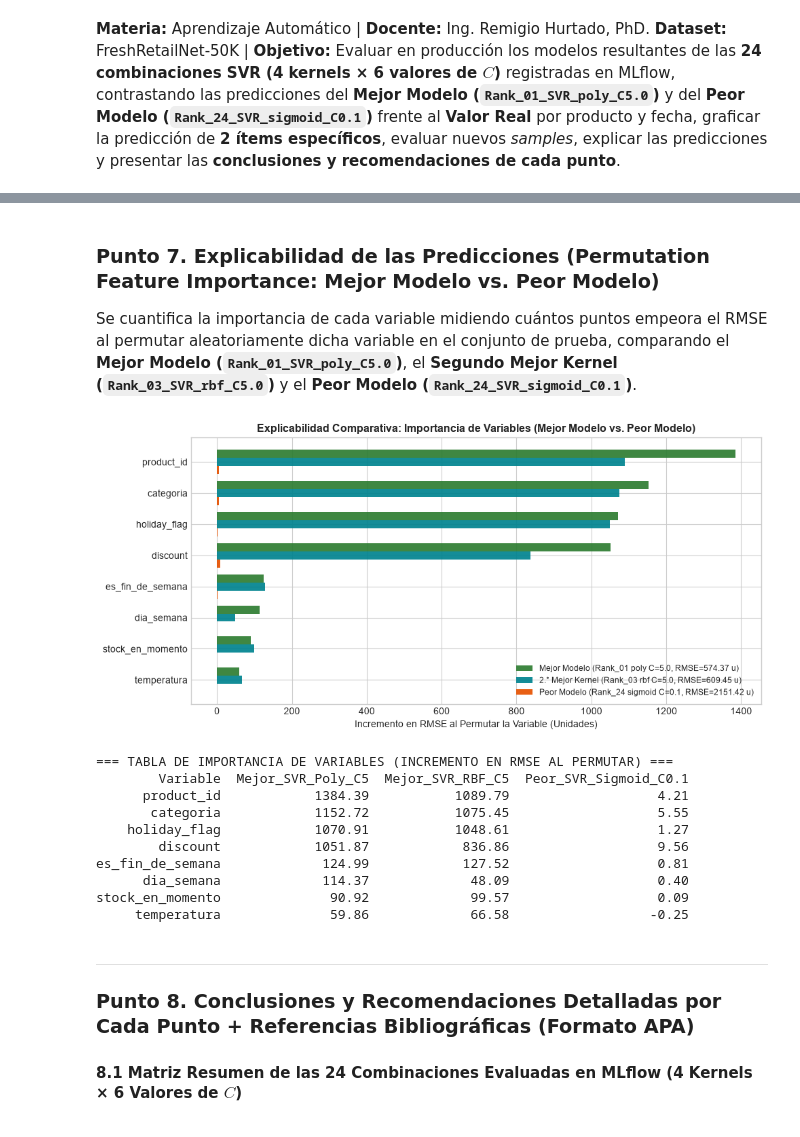
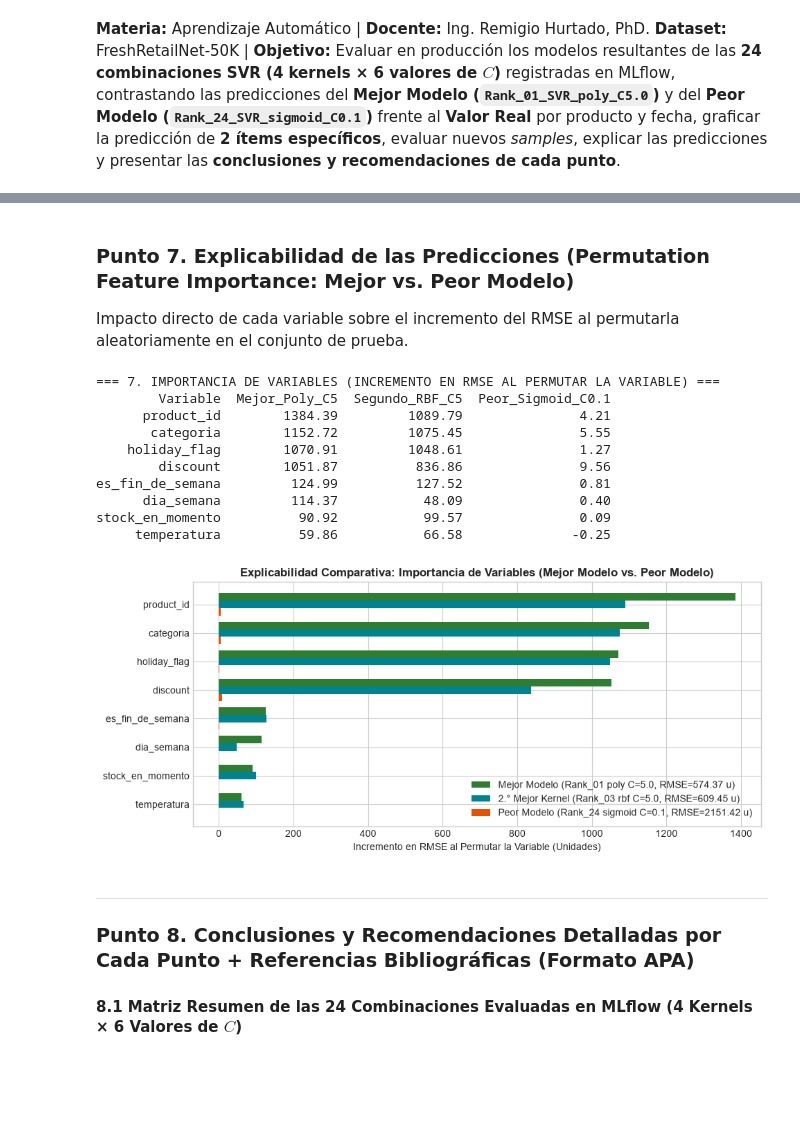
Before and after one commit to patrici0l/Aprendizaje-Automatico, a Jupyter notebook: Practica2.ipynb, the cells around one changed output, grey strips where cells are left out. Cells and saved outputs as stored; diff of their text form; code cells hidden in the pictures; blank space fills up the shorter version.

Commit message:
refactor: compact code in both notebooks, clarify table prints, add charts to all prediction sections

```diff
--- a/Practica2.ipynb
+++ b/Practica2.ipynb
@@ -369,48 +286,35 @@ Sensibilidad al 20% de descuento (ID 38) -> Mejor SVR: 152.5 u a 276.5 u (+81.3%
 # %% [markdown]
-### Punto 7. Explicabilidad de las Predicciones (Permutation Feature Importance: Mejor Modelo vs. Peor Modelo)
-Se cuantifica la importancia de cada variable midiendo cuántos puntos empeora el RMSE al permutar aleatoriamente dicha variable en el conjunto de prueba, comparando el **Mejor Modelo (`Rank_01_SVR_poly_C5.0`)**, el **Segundo Mejor Kernel (`Rank_03_SVR_rbf_C5.0`)** y el **Peor Modelo (`Rank_24_SVR_sigmoid_C0.1`)**.
+### Punto 7. Explicabilidad de las Predicciones (Permutation Feature Importance: Mejor vs. Peor Modelo)
+Impacto directo de cada variable sobre el incremento del RMSE al permutarla aleatoriamente en el conjunto de prueba.
 # %%
-perm_poly = permutation_importance(modelo_svm_mejor, X_test, y_test, scoring='neg_root_mean_squared_error', n_repeats=10, random_state=42, n_jobs=-1)
-perm_rbf  = permutation_importance(modelo_svm_rbf,   X_test, y_test, scoring='neg_root_mean_squared_error', n_repeats=10, random_state=42, n_jobs=-1)
-perm_peor = permutation_importance(modelo_svm_peor,  X_test, y_test, scoring='neg_root_mean_squared_error', n_repeats=10, random_state=42, n_jobs=-1)
+imp = {lbl: permutation_importance(m, X_test, y_test, scoring='neg_root_mean_squared_error', n_repeats=10, random_state=42, n_jobs=-1).importances_mean
+       for lbl, m in [("Mejor_Poly_C5", modelo_mejor), ("Segundo_RBF_C5", modelo_rbf), ("Peor_Sigmoid_C0.1", modelo_peor)]}
+df_imp = pd.DataFrame({"Variable": X_test.columns, **imp}).sort_values("Mejor_Poly_C5", ascending=True)
 
-df_imp_comp = pd.DataFrame({
-    'Variable': X_test.columns,
-    'Mejor_SVR_Poly_C5': perm_poly.importances_mean,
-    'Mejor_SVR_RBF_C5': perm_rbf.importances_mean,
-    'Peor_SVR_Sigmoid_C0.1': perm_peor.importances_mean
-}).sort_values(by='Mejor_SVR_Poly_C5', ascending=True)
+print("=== 7. IMPORTANCIA DE VARIABLES (INCREMENTO EN RMSE AL PERMUTAR LA VARIABLE) ===")
+print(df_imp.sort_values("Mejor_Poly_C5", ascending=False).round(2).to_string(index=False))
 
-fig, ax = plt.subplots(figsize=(10, 4.8))
-y_pos = np.arange(len(df_imp_comp))
-h = 0.26
-
-ax.barh(y_pos + h, df_imp_comp['Mejor_SVR_Poly_C5'],     h, label='Mejor Modelo (Rank_01 poly C=5.0, RMSE=574.37 u)', color='#2E7D32', alpha=0.92)
-ax.barh(y_pos,     df_imp_comp['Mejor_SVR_RBF_C5'],      h, label='2.° Mejor Kernel (Rank_03 rbf C=5.0, RMSE=609.45 u)', color='#00838F', alpha=0.92)
-ax.barh(y_pos - h, df_imp_comp['Peor_SVR_Sigmoid_C0.1'], h, label='Peor Modelo (Rank_24 sigmoid C=0.1, RMSE=2151.42 u)', color='#E65100', alpha=0.92)
-
-ax.set_yticks(y_pos)
-ax.set_yticklabels(df_imp_comp['Variable'])
+fig, ax = plt.subplots(figsize=(9.8, 4.4))
+y_p = np.arange(len(df_imp)); h = 0.26
+ax.barh(y_p + h, df_imp['Mejor_Poly_C5'],     h, label='Mejor Modelo (Rank_01 poly C=5.0, RMSE=574.37 u)', color='#2E7D32')
+ax.barh(y_p,     df_imp['Segundo_RBF_C5'],    h, label='2.° Mejor Kernel (Rank_03 rbf C=5.0, RMSE=609.45 u)', color='#00838F')
+ax.barh(y_p - h, df_imp['Peor_Sigmoid_C0.1'], h, label='Peor Modelo (Rank_24 sigmoid C=0.1, RMSE=2151.42 u)', color='#E65100')
+ax.set_yticks(y_p); ax.set_yticklabels(df_imp['Variable'])
 ax.set_xlabel('Incremento en RMSE al Permutar la Variable (Unidades)')
-ax.set_title('Explicabilidad Comparativa: Importancia de Variables (Mejor Modelo vs. Peor Modelo)', fontsize=11.5, fontweight='bold')
-ax.legend(loc='lower right', fontsize=8.8)
-plt.tight_layout()
-plt.show()
-
-print("=== TABLA DE IMPORTANCIA DE VARIABLES (INCREMENTO EN RMSE AL PERMUTAR) ===")
-print(df_imp_comp.sort_values(by='Mejor_SVR_Poly_C5', ascending=False).round(2).to_string(index=False))
+ax.set_title('Explicabilidad Comparativa: Importancia de Variables (Mejor Modelo vs. Peor Modelo)', fontweight='bold')
+ax.legend(loc='lower right'); plt.tight_layout(); plt.show()
 # %% [output]
+=== 7. IMPORTANCIA DE VARIABLES (INCREMENTO EN RMSE AL PERMUTAR LA VARIABLE) ===
+        Variable  Mejor_Poly_C5  Segundo_RBF_C5  Peor_Sigmoid_C0.1
+      product_id        1384.39         1089.79               4.21
+       categoria        1152.72         1075.45               5.55
+    holiday_flag        1070.91         1048.61               1.27
+        discount        1051.87          836.86               9.56
+es_fin_de_semana         124.99          127.52               0.81
+      dia_semana         114.37           48.09               0.40
+stock_en_momento          90.92           99.57               0.09
+     temperatura          59.86           66.58              -0.25
-[figure, old version]
+[figure, new version]
-=== TABLA DE IMPORTANCIA DE VARIABLES (INCREMENTO EN RMSE AL PERMUTAR) ===
-        Variable  Mejor_SVR_Poly_C5  Mejor_SVR_RBF_C5  Peor_SVR_Sigmoid_C0.1
-      product_id            1384.39           1089.79                   4.21
-       categoria            1152.72           1075.45                   5.55
-    holiday_flag            1070.91           1048.61                   1.27
-        discount            1051.87            836.86                   9.56
-es_fin_de_semana             124.99            127.52                   0.81
-      dia_semana             114.37             48.09                   0.40
-stock_en_momento              90.92             99.57                   0.09
-     temperatura              59.86             66.58                  -0.25
 # %% [markdown]
 ---
 ### Punto 8. Conclusiones y Recomendaciones Detalladas por Cada Punto + Referencias Bibliográficas (Formato APA)
```
Also changed, not shown: parts of 19 cells of this notebook, 4 other files.
